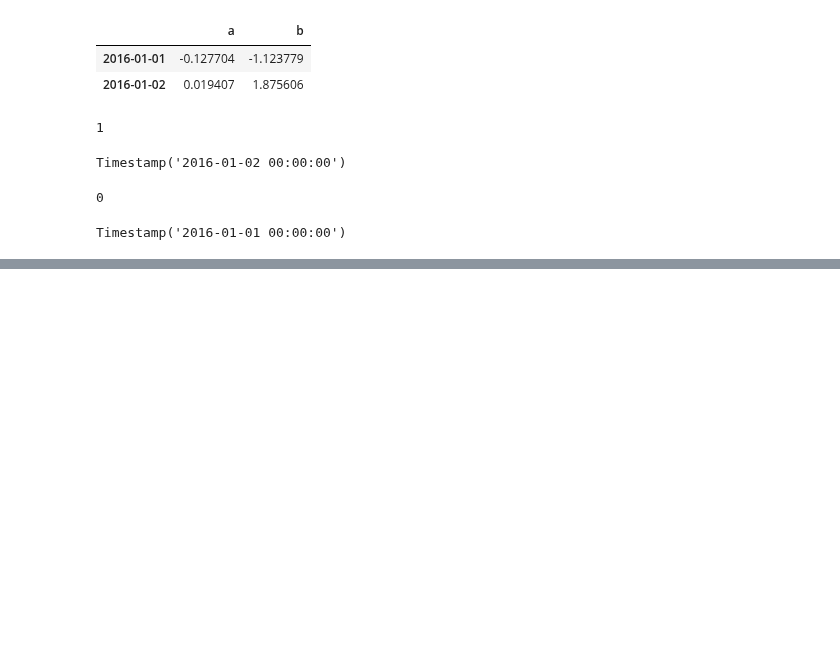
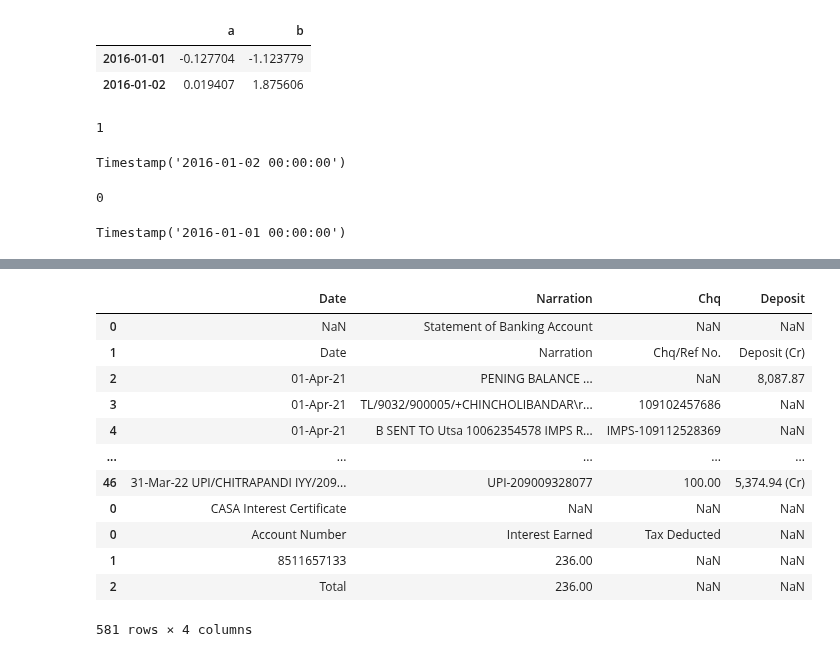
Before and after one commit to UtsavParashar/PythonProblems, a Jupyter notebook: Finance/PythonForFinance.ipynb, the cells around one changed output, grey strips where cells are left out. Saved outputs shown, nothing was run; the diff lists cells and outputs as text; code cells hidden in the pictures; blank space fills up the shorter version.

```diff
--- a/Finance/PythonForFinance.ipynb
+++ b/Finance/PythonForFinance.ipynb
@@ -173,0 +214,2 @@ Timestamp('2016-01-01 00:00:00')
+# %%
+ndf.columns = ['Date', 'Narration', 'Chq', 'Withdrawal', 'Deposit','temp','Balance','tte']
@@ -173,0 +225,17 @@ Timestamp('2016-01-01 00:00:00')
+# %%
+pdf = ndf[['Date', 'Narration', 'Chq', 'Deposit']]
+pdf
+# %% [output]
+|  | Date | Narration | Chq | Deposit |
+| 0 | NaN | Statement of Banking Account | NaN | NaN |
+| 1 | Date | Narration | Chq/Ref No. | Deposit (Cr) |
+| 2 | 01-Apr-21 | PENING BALANCE ... | NaN | 8,087.87 |
+| 3 | 01-Apr-21 | TL/9032/900005/+CHINCHOLIBANDAR\r... | 109102457686 | NaN |
+| 4 | 01-Apr-21 | B SENT TO Utsa 10062354578 IMPS R... | IMPS-109112528369 | NaN |
+| ... | ... | ... | ... | ... |
+| 46 | 31-Mar-22 UPI/CHITRAPANDI IYY/209... | UPI-209009328077 | 100.00 | 5,374.94 (Cr) |
+| 0 | CASA Interest Certificate | NaN | NaN | NaN |
+| 0 | Account Number | Interest Earned | Tax Deducted | NaN |
+| 1 | 8511657133 | 236.00 | NaN | NaN |
+| 2 | Total | 236.00 | NaN | NaN |
+581 rows × 4 columns
```
Also changed, not shown: parts of 25 cells of this notebook, 2 other files.
